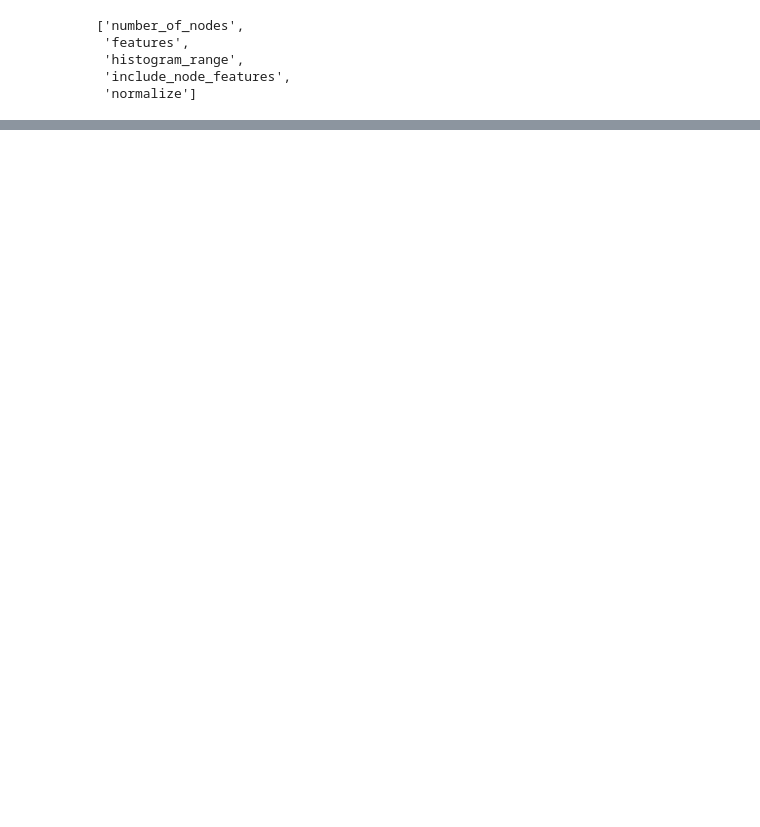
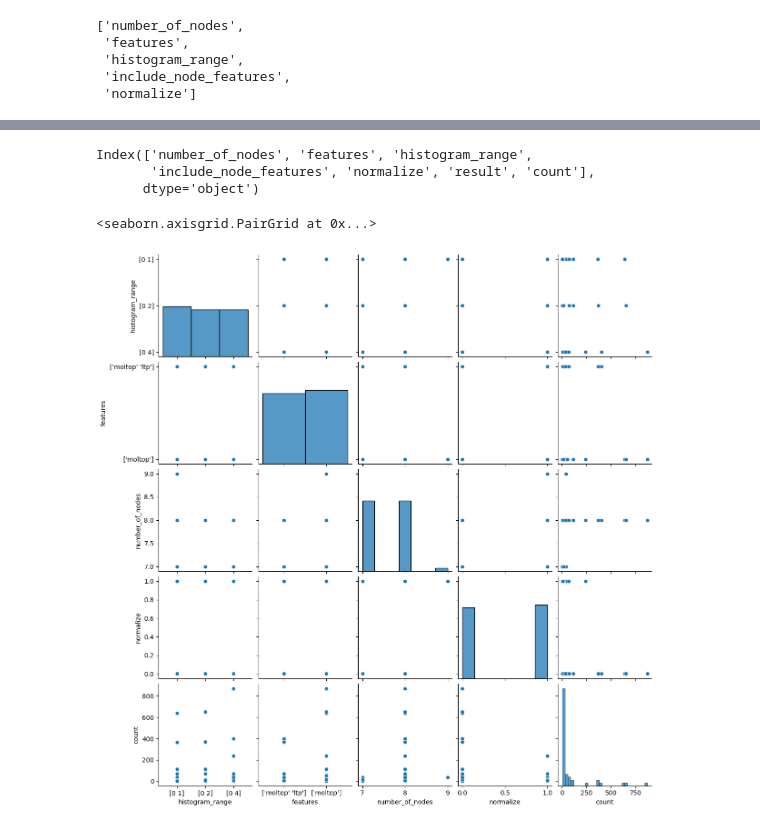
Before and after one commit to mnozkiewicz/Graph-Isomorphism, a Jupyter notebook: tests.ipynb, the cells around one changed output, grey strips where cells are left out. Saved outputs shown, nothing was run; the diff lists cells and outputs as text; code cells hidden in the pictures; blank space fills up the shorter version.

Commit message:
first test generation

```diff
--- a/tests.ipynb
+++ b/tests.ipynb
@@ -66,2 +48,3 @@ dtype: int64
 # %%
-pd.read_parquet('processed_datasets/table.parquet')
+test_data = pd.read_parquet('processed_datasets/table.parquet')
+test_data['count'] = test_data['result'].apply(len)
@@ -71,0 +51,14 @@ pd.read_parquet('processed_datasets/table.parquet')
+# %%
+import seaborn as sns
+test_data['histogram_range'] = test_data['histogram_range'].astype('category')
+test_data['features'] = test_data['features'].astype('category')
+test_data.columns
+# %% [output]
+Index(['number_of_nodes', 'features', 'histogram_range',
+       'include_node_features', 'normalize', 'result', 'count'],
+      dtype='object')
+# %%
+sns.pairplot(test_data.drop(columns=['result']), vars=['histogram_range', 'features', 'number_of_nodes', 'normalize', 'count'])
+# %% [output]
+<seaborn.axisgrid.PairGrid at 0x...>
+[figure, added]
```
Also changed, not shown: parts of 4 cells of this notebook.
